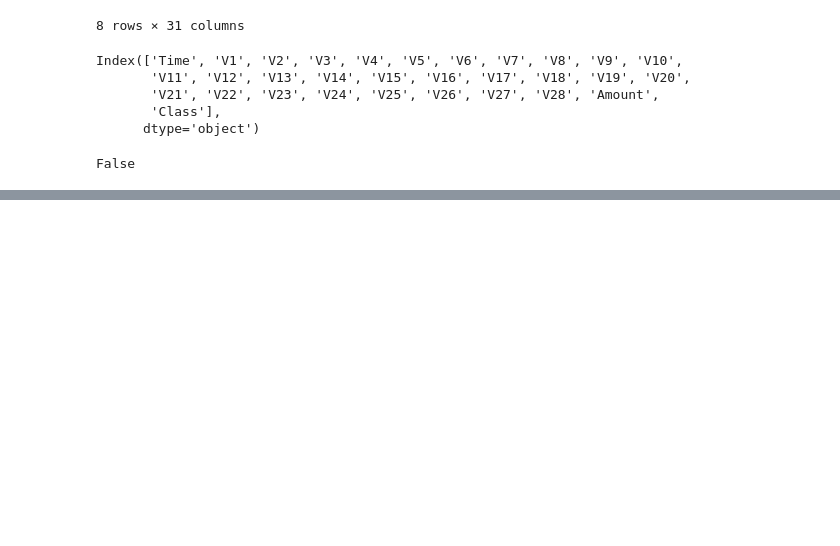
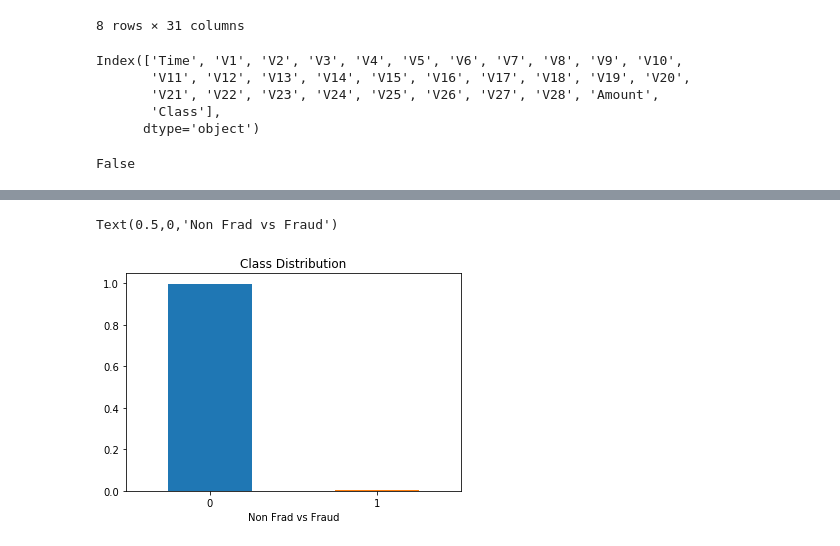
Before and after one commit to bukhbayar/capstone-finance, a Jupyter notebook: notebooks/1.0-credit-card-fraud.ipynb, the cells around one changed output, grey strips where cells are left out. Cells and saved outputs as stored; diff of their text form; code cells hidden in the pictures; blank space fills up the shorter version.

```diff
--- a/notebooks/1.0-credit-card-fraud.ipynb
+++ b/notebooks/1.0-credit-card-fraud.ipynb
@@ -267,0 +211,9 @@ https://www.pwc.com/gx/en/forensics/global-economic-crime-and-fraud-survey-2018.
+# %%
+count_classes = pd.value_counts(df['Class'], sort = True, normalize=True)
+count_classes.plot(kind = 'bar', rot=0)
+plt.title("Class Distribution")
+plt.xticks(range(2), ['0','1'])
+plt.xlabel("Non Frad vs Fraud")
+# %% [output]
+Text(0.5,0,'Non Frad vs Fraud')
+[figure, added]
```
Also changed, not shown: parts of 70 cells of this notebook, 1 other file.
